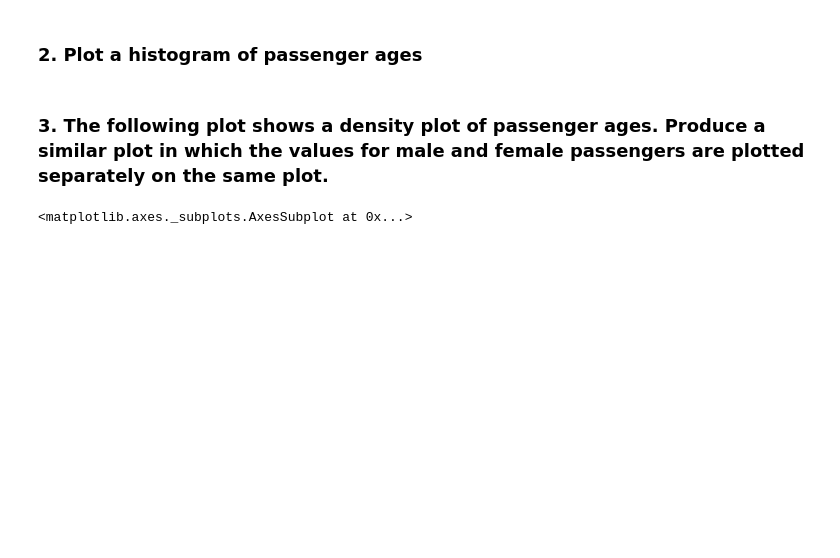
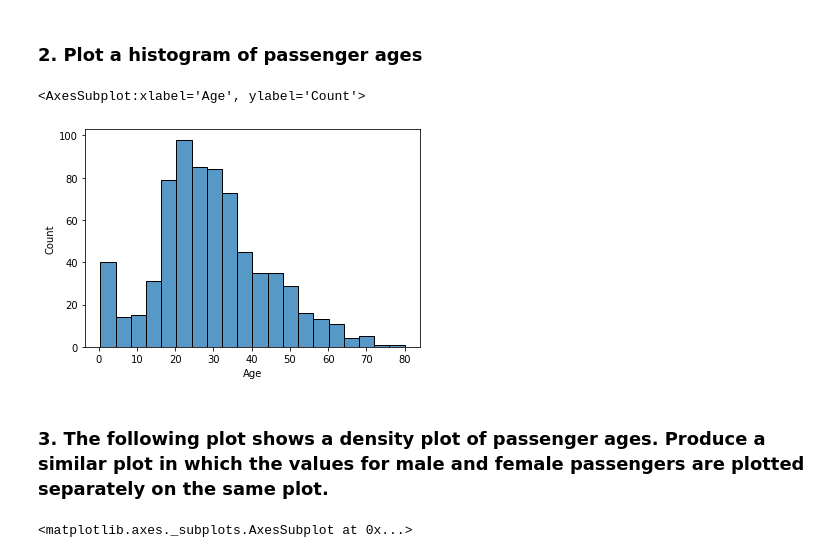
Before and after one commit to LauraZM9/Titanic-Kaggle, a Jupyter notebook: Titanic-questions.ipynb, the cells around one changed output. Cells and saved outputs as stored; diff of their text form; code cells hidden in the pictures; blank space fills up the shorter version.

```diff
--- a/Titanic-questions.ipynb
+++ b/Titanic-questions.ipynb
@@ -9,3 +9,7 @@ import matplotlib.pyplot as plt
 %matplotlib inline
 # %% [markdown]
 ### 1. Import the file "train.csv" from the working directory and store in a pandas data frame called "df". Make "PassengerId" the index. Print the first few lines of the data frame.
+# %%
+df = pd.read_csv("Data/train.csv")
+df.set_index("PassengerId")
+df.head()
@@ -12,5 +23,12 @@ import matplotlib.pyplot as plt
 # %% [markdown]
 ### 2. Plot a histogram of passenger ages
+# %%
+import seaborn as sns
+
+sns.histplot(data=df, x='Age')
+# %% [output]
+<AxesSubplot:xlabel='Age', ylabel='Count'>
+[figure, added]
 # %% [markdown]
 ### 3. The following plot shows a density plot of passenger ages. Produce a similar plot in which the values for male and female passengers are plotted separately on the same plot.
 # %%
```
Also changed, not shown: parts of 4 cells of this notebook.
